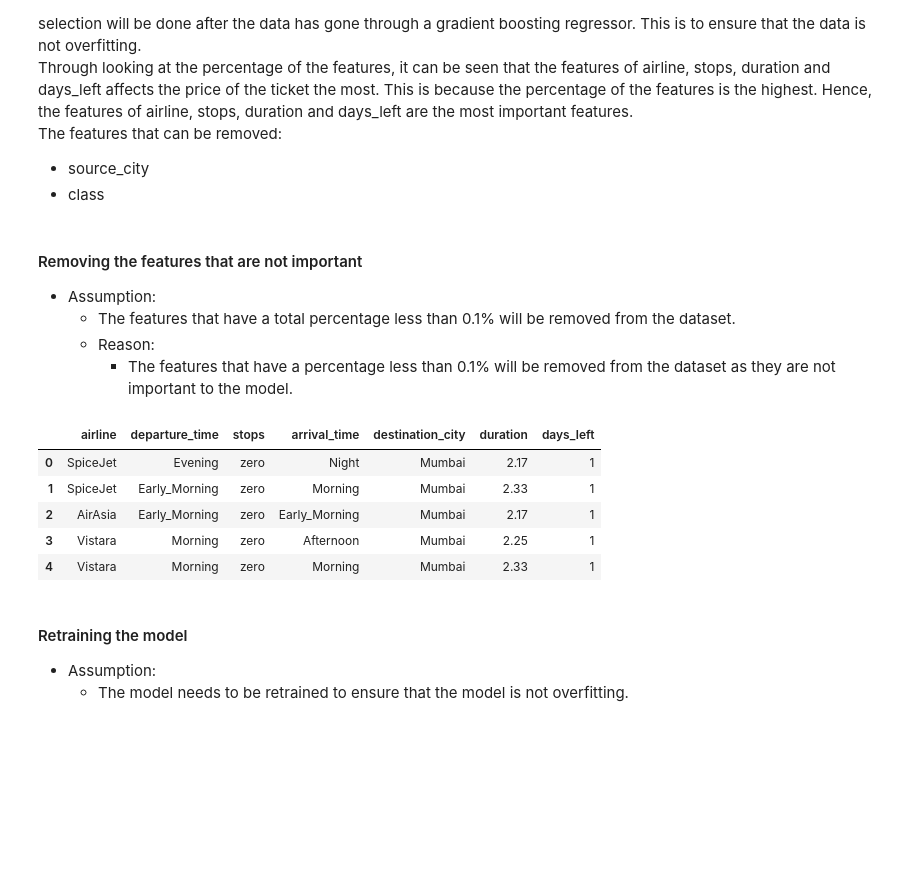
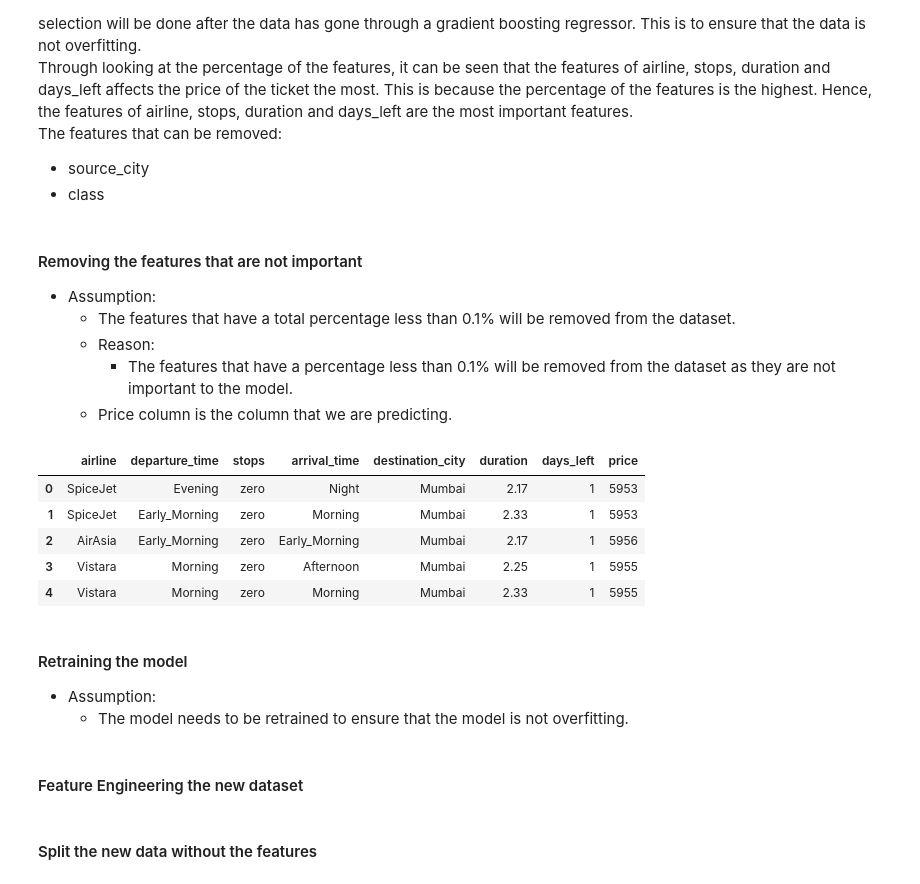
Before and after one commit to JIAWEI68/sch-work-jupiter, a Jupyter notebook: Project/Assignment.ipynb, the cells around one changed output. Saved outputs shown, nothing was run; the diff lists cells and outputs as text; code cells hidden in the pictures; blank space fills up the shorter version.

```diff
--- a/Project/Assignment.ipynb
+++ b/Project/Assignment.ipynb
@@ -43,6 +49,0 @@ print(data)
-# %%
-#Cleans the dataset to show only the columns that are needed
-#Reduce the number of rows to 5000 from 300153
-#index_col=0 removes the index column
-new_data = pd.read_csv('Data/Clean_Dataset.csv', nrows=5000, index_col=0)
-new_data.info()
@@ -339,19 +340,19 @@ The features that can be removed:
     - The features that have a total percentage less than 0.1% will be removed from the dataset.
     - Reason:
         - The features that have a percentage less than 0.1% will be removed from the dataset as they are not important to the model.
+    - Price column is the column that we are predicting.
 # %%
-del new_data['price']
 del new_data['source_city']
 del new_data['class']
 
 new_data.head()
 # %% [output]
-|  | airline | departure_time | stops | arrival_time | destination_city | duration | days_left |
-| 0 | SpiceJet | Evening | zero | Night | Mumbai | 2.17 | 1 |
-| 1 | SpiceJet | Early_Morning | zero | Morning | Mumbai | 2.33 | 1 |
-| 2 | AirAsia | Early_Morning | zero | Early_Morning | Mumbai | 2.17 | 1 |
-| 3 | Vistara | Morning | zero | Afternoon | Mumbai | 2.25 | 1 |
-| 4 | Vistara | Morning | zero | Morning | Mumbai | 2.33 | 1 |
+|  | airline | departure_time | stops | arrival_time | destination_city | duration | days_left | price |
+| 0 | SpiceJet | Evening | zero | Night | Mumbai | 2.17 | 1 | 5953 |
+| 1 | SpiceJet | Early_Morning | zero | Morning | Mumbai | 2.33 | 1 | 5953 |
+| 2 | AirAsia | Early_Morning | zero | Early_Morning | Mumbai | 2.17 | 1 | 5956 |
+| 3 | Vistara | Morning | zero | Afternoon | Mumbai | 2.25 | 1 | 5955 |
+| 4 | Vistara | Morning | zero | Morning | Mumbai | 2.33 | 1 | 5955 |
 # %% [markdown]
 #### Retraining the model
 - Assumption:
@@ -360,0 +360,2 @@ model = ensemble.GradientBoostingRegressor()
+# %% [markdown]
+#### Feature Engineering the new dataset
@@ -360,0 +364,2 @@ model = ensemble.GradientBoostingRegressor()
+# %% [markdown]
+#### Split the new data without the features
```
Also changed, not shown: parts of 26 cells of this notebook, 1 other file.
